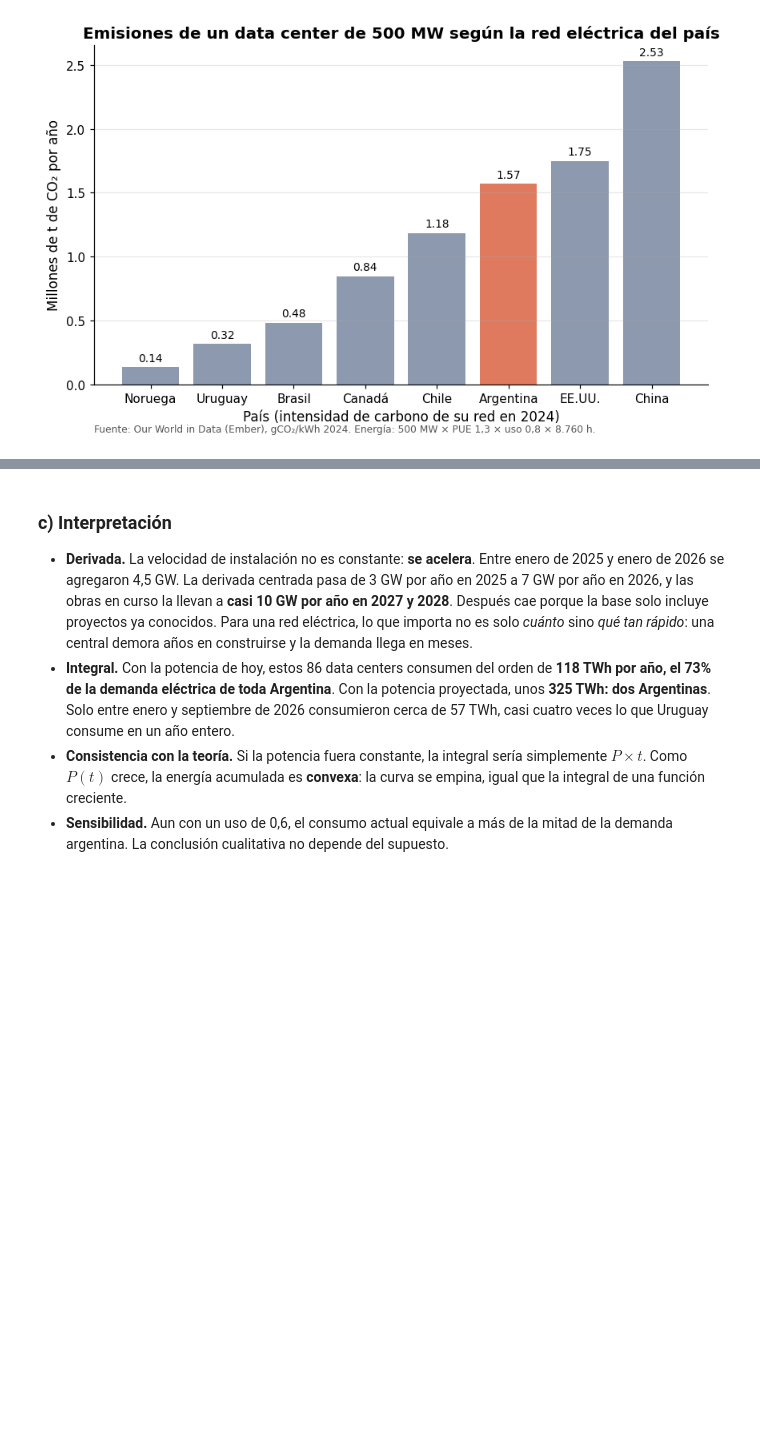
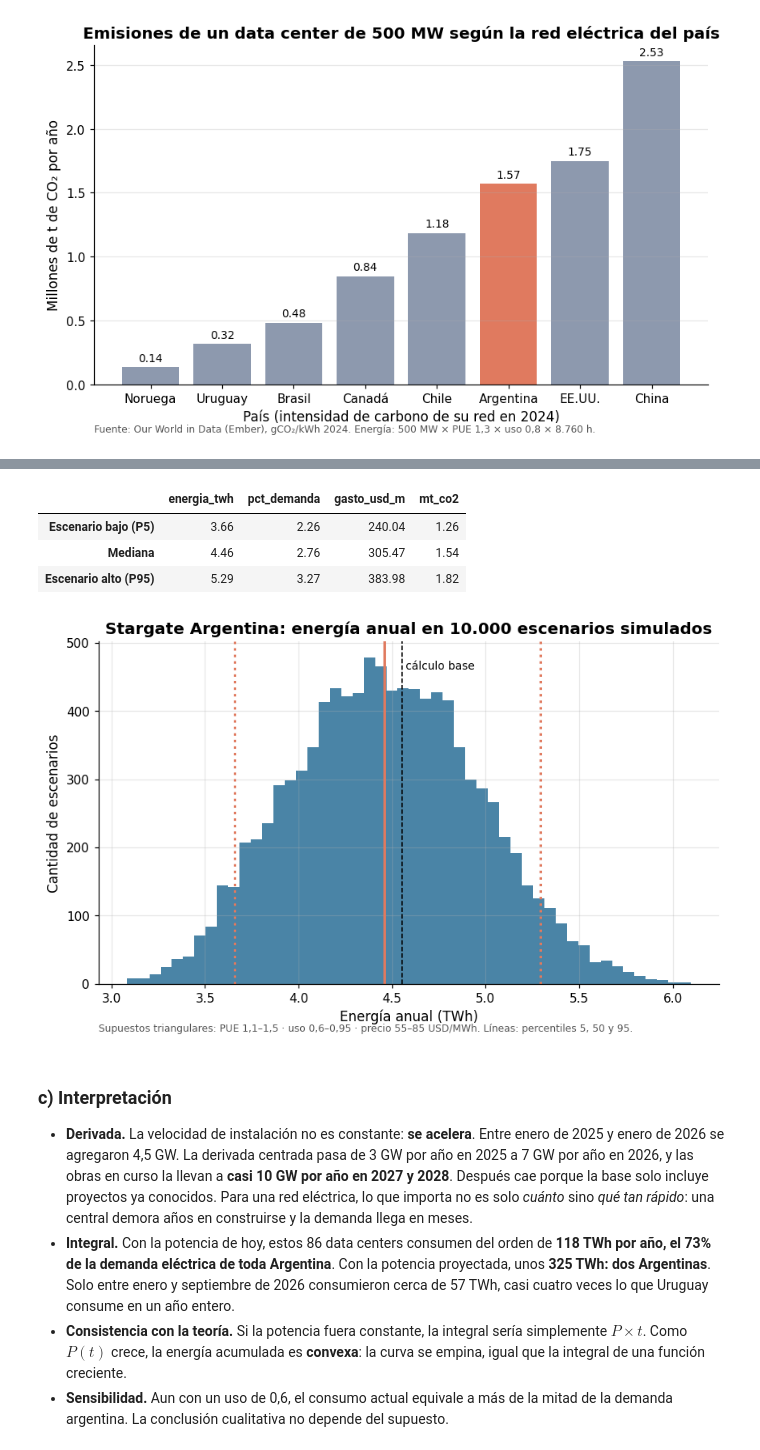
Before and after one commit to Datso653/datacenters-ia, a Jupyter notebook: notebooks/analisis_datacenters.ipynb, the cells around one changed output, grey strips where cells are left out. Cells and saved outputs as stored; diff of their text form; code cells hidden in the pictures; blank space fills up the shorter version.

```diff
--- a/notebooks/analisis_datacenters.ipynb
+++ b/notebooks/analisis_datacenters.ipynb
@@ -741,3 +757,28 @@ plt.show()
+# %%
+sim = costos.simular_escenario(MW_STARGATE_AR, intensidad_2024["Argentina"], demanda_2024["Argentina"])
+
+rango = sim[["energia_twh", "pct_demanda", "gasto_usd_m", "mt_co2"]].quantile([0.05, 0.5, 0.95])
+rango.index = ["Escenario bajo (P5)", "Mediana", "Escenario alto (P95)"]
+display(rango.round(2))
+
+fig, ax = plt.subplots()
+ax.hist(sim["energia_twh"], bins=50, color=graficos.COLOR_PRINCIPAL, alpha=0.85)
+for q, estilo in [(0.05, ":"), (0.5, "-"), (0.95, ":")]:
+    ax.axvline(sim["energia_twh"].quantile(q), color=graficos.COLOR_SECUNDARIO, ls=estilo, lw=2)
+ax.axvline(energia_ar, color="black", lw=1, ls="--")
+ax.text(energia_ar, ax.get_ylim()[1] * 0.92, " cálculo base", fontsize=9)
+ax.set(title="Stargate Argentina: energía anual en 10.000 escenarios simulados",
+       xlabel="Energía anual (TWh)", ylabel="Cantidad de escenarios")
+graficos.nota_fuente(ax, "Supuestos triangulares: PUE 1,1–1,5 · uso 0,6–0,95 · precio 55–85 USD/MWh. "
+                         "Líneas: percentiles 5, 50 y 95.")
+graficos.guardar(fig, "06b_simulacion_stargate")
+plt.show()
+# %% [output]
+|  | energia_twh | pct_demanda | gasto_usd_m | mt_co2 |
+| Escenario bajo (P5) | 3.66 | 2.26 | 240.04 | 1.26 |
+| Mediana | 4.46 | 2.76 | 305.47 | 1.54 |
+| Escenario alto (P95) | 5.29 | 3.27 | 383.98 | 1.82 |
+[figure, added]
 # %% [markdown]
 ### c) Interpretación
 
```
Also changed, not shown: parts of 16 cells of this notebook, 5 other files.
